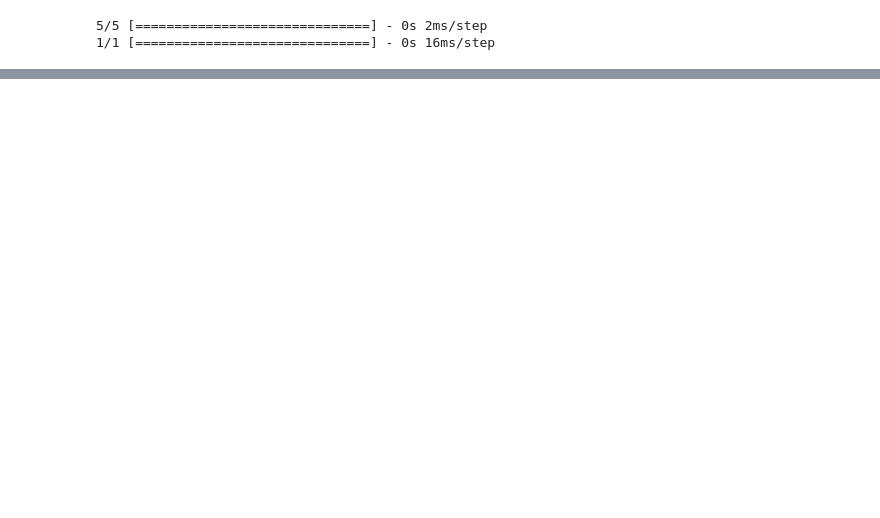
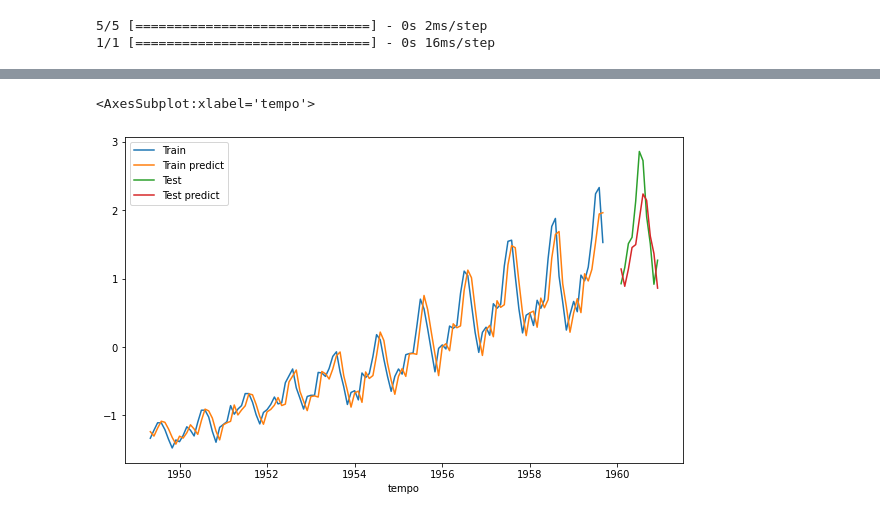
Before and after one commit to BrunoASNascimento/ml_study, a Jupyter notebook: TensorFlow/alura-keras_deep_learning-previsao_com_keras.ipynb, the cells around one changed output, grey strips where cells are left out. Drawn from its saved outputs; the diff is of its cells as text; code cells hidden in the pictures; blank space fills up the shorter version.

```diff
--- a/TensorFlow/alura-keras_deep_learning-previsao_com_keras.ipynb
+++ b/TensorFlow/alura-keras_deep_learning-previsao_com_keras.ipynb
@@ -336,0 +440,3 @@ sns.lineplot(
+# %%
+x_train_new_4, y_train_new_4 = processing_delay_data(vector_train, 4)
+x_test_new_4, y_test_new_4 = processing_delay_data(vector_test, 4)
@@ -336,0 +469,3 @@ sns.lineplot(
+# %%
+model_regression_delay_passengers_4.fit(
+    x_train_new_4, y_train_new_4, epochs=1000,  validation_split=0.2)
@@ -336,0 +491,3 @@ sns.lineplot(
+# %%
+y_predict_train_new_4 = model_regression_delay_passengers_4.predict(x_train_new_4)
+y_predict_test_new_4 = model_regression_delay_passengers_4.predict(x_test_new_4)
@@ -336,0 +497,31 @@ sns.lineplot(
+# %%
+sns.lineplot(
+    data=df_passengers[4:129],
+    x='tempo',
+    y=y_train_new_4,
+    label='Train'
+)
+
+sns.lineplot(
+    data=df_passengers[4:129],
+    x='tempo',
+    y=pd.DataFrame(y_predict_train_new_4)[0].values,
+    label='Train predict'
+)
+
+sns.lineplot(
+    data=df_passengers[133:144],
+    x='tempo',
+    y=y_test_new_4,
+    label='Test'
+)
+
+sns.lineplot(
+    data=df_passengers[133:144],
+    x='tempo',
+    y=pd.DataFrame(y_predict_test_new_4)[0].values,
+    label='Test predict'
+)
+# %% [output]
+<AxesSubplot:xlabel='tempo'>
+[figure, added]
```
Also changed, not shown: parts of 23 cells of this notebook.
